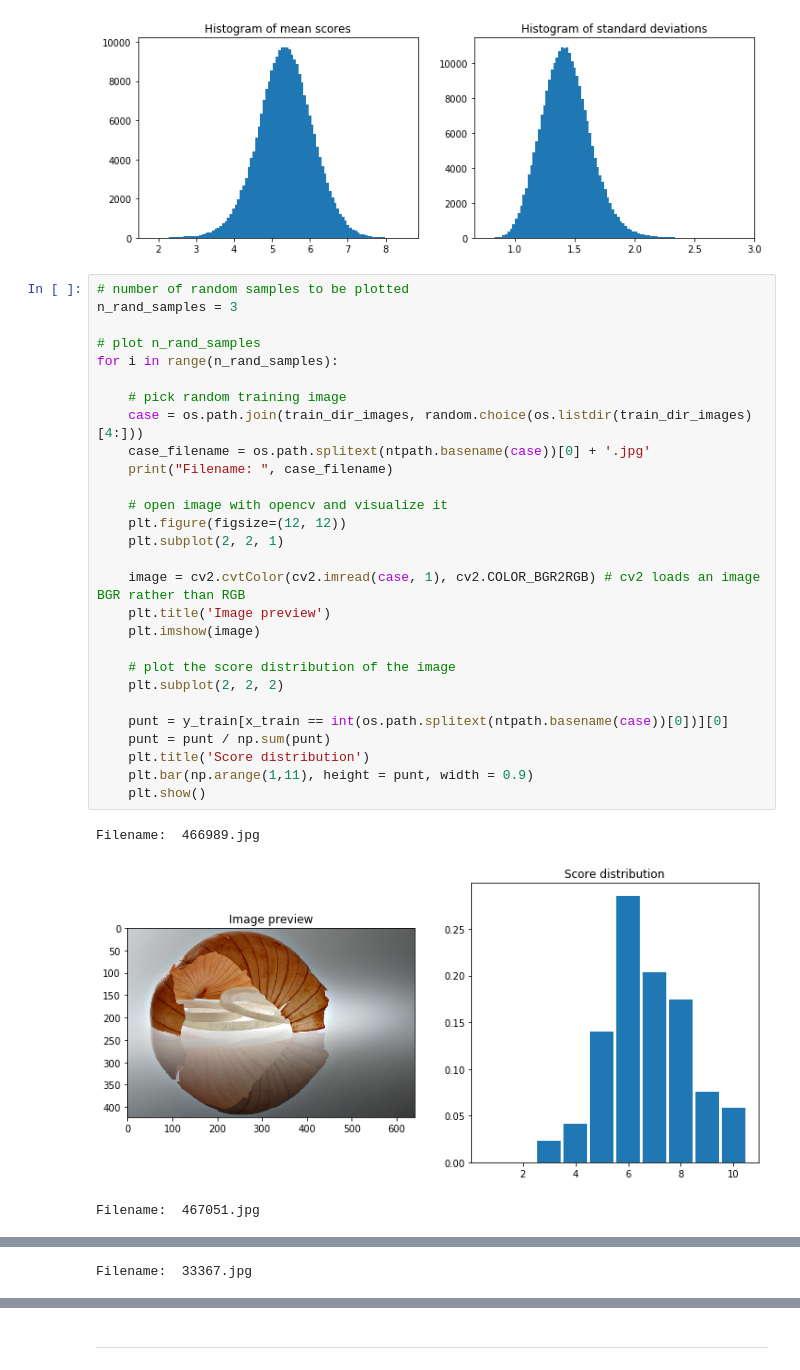
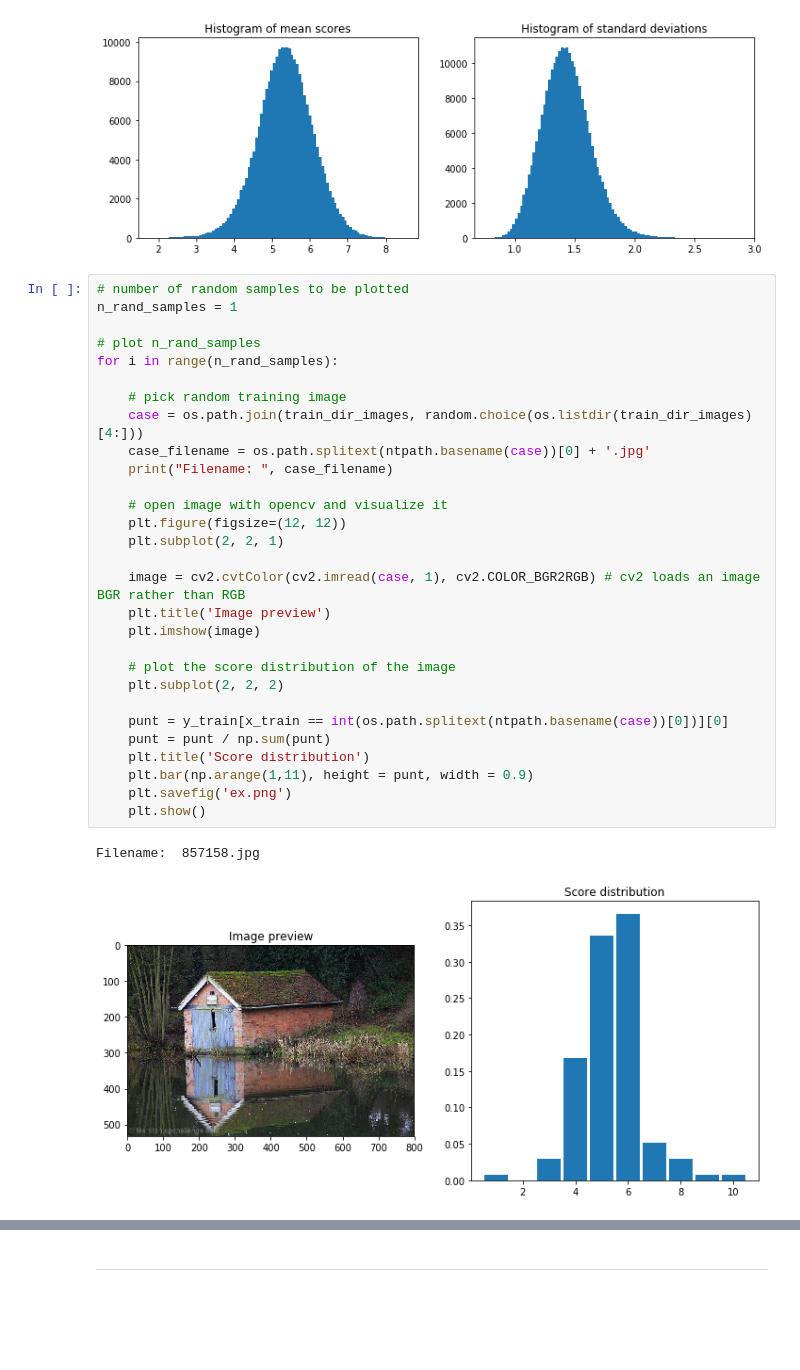
Before and after one commit to pablo-leo/NIMA-TFG, a Jupyter notebook: NIMA - Neural Image Assesment.ipynb, the cells around one changed output, grey strips where cells are left out. Drawn from its saved outputs; the diff is of its cells as text; blank space fills up the shorter version.

```diff
--- a/NIMA - Neural Image Assesment.ipynb
+++ b/NIMA - Neural Image Assesment.ipynb
@@ -106,33 +122,33 @@ plt.show()
 [figure]
 # %%
 # number of random samples to be plotted
-n_rand_samples = 3
+n_rand_samples = 1
 
 # plot n_rand_samples
 for i in range(n_rand_samples):
 
     # pick random training image
     case = os.path.join(train_dir_images, random.choice(os.listdir(train_dir_images)[4:]))
     case_filename = os.path.splitext(ntpath.basename(case))[0] + '.jpg'
     print("Filename: ", case_filename)
 
     # open image with opencv and visualize it
     plt.figure(figsize=(12, 12))
     plt.subplot(2, 2, 1)
 
     image = cv2.cvtColor(cv2.imread(case, 1), cv2.COLOR_BGR2RGB) # cv2 loads an image BGR rather than RGB
     plt.title('Image preview')
     plt.imshow(image)
 
     # plot the score distribution of the image
     plt.subplot(2, 2, 2)
 
     punt = y_train[x_train == int(os.path.splitext(ntpath.basename(case))[0])][0]
     punt = punt / np.sum(punt)
     plt.title('Score distribution')
     plt.bar(np.arange(1,11), height = punt, width = 0.9)
+    plt.savefig('ex.png')
     plt.show()
 # %% [output]
-Filename:  466989.jpg
+Filename:  857158.jpg
-[figure, old version]
+[figure, new version]
-Filename:  467051.jpg
@@ -140 +154,0 @@ Filename:  467051.jpg
-Filename:  33367.jpg
```
Also changed, not shown: parts of 2 cells of this notebook, 6 other files.
